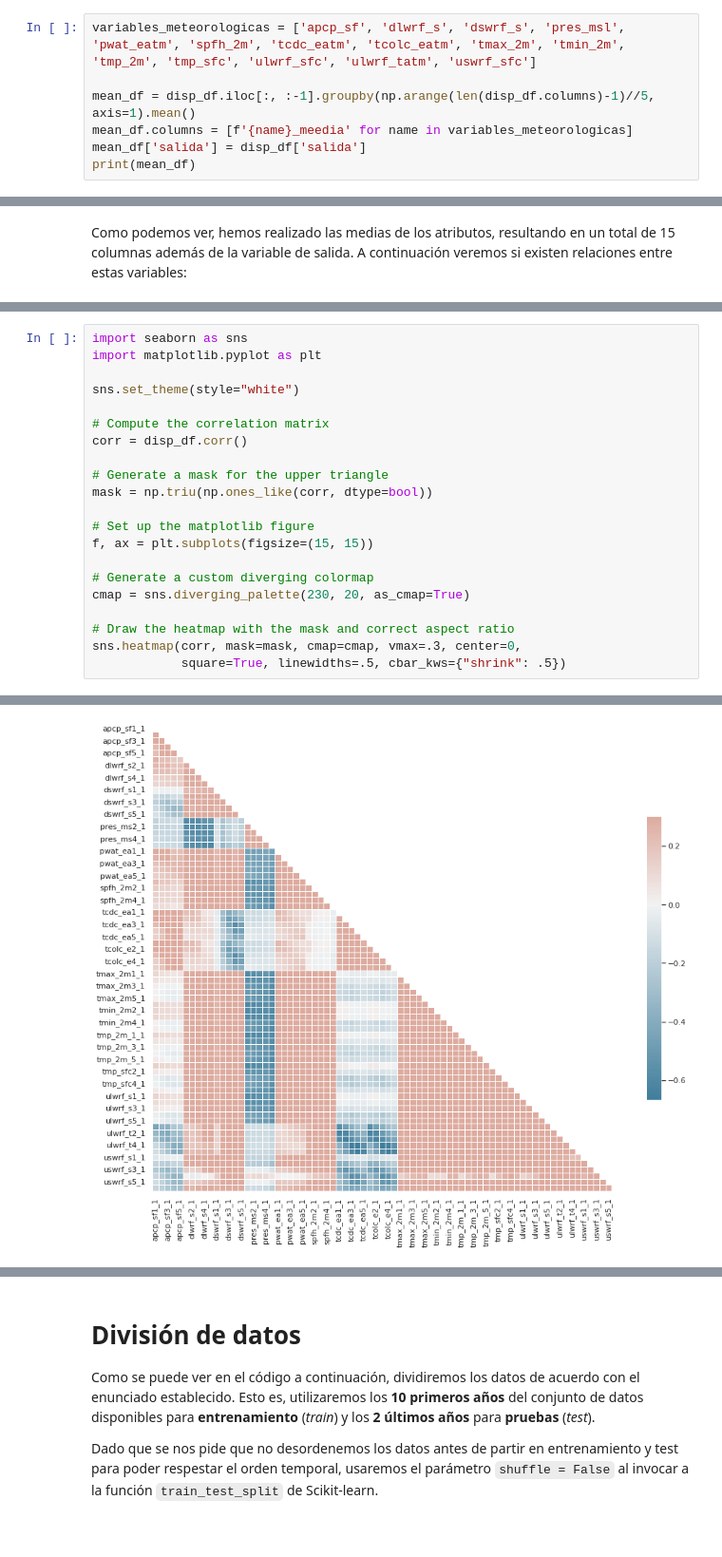
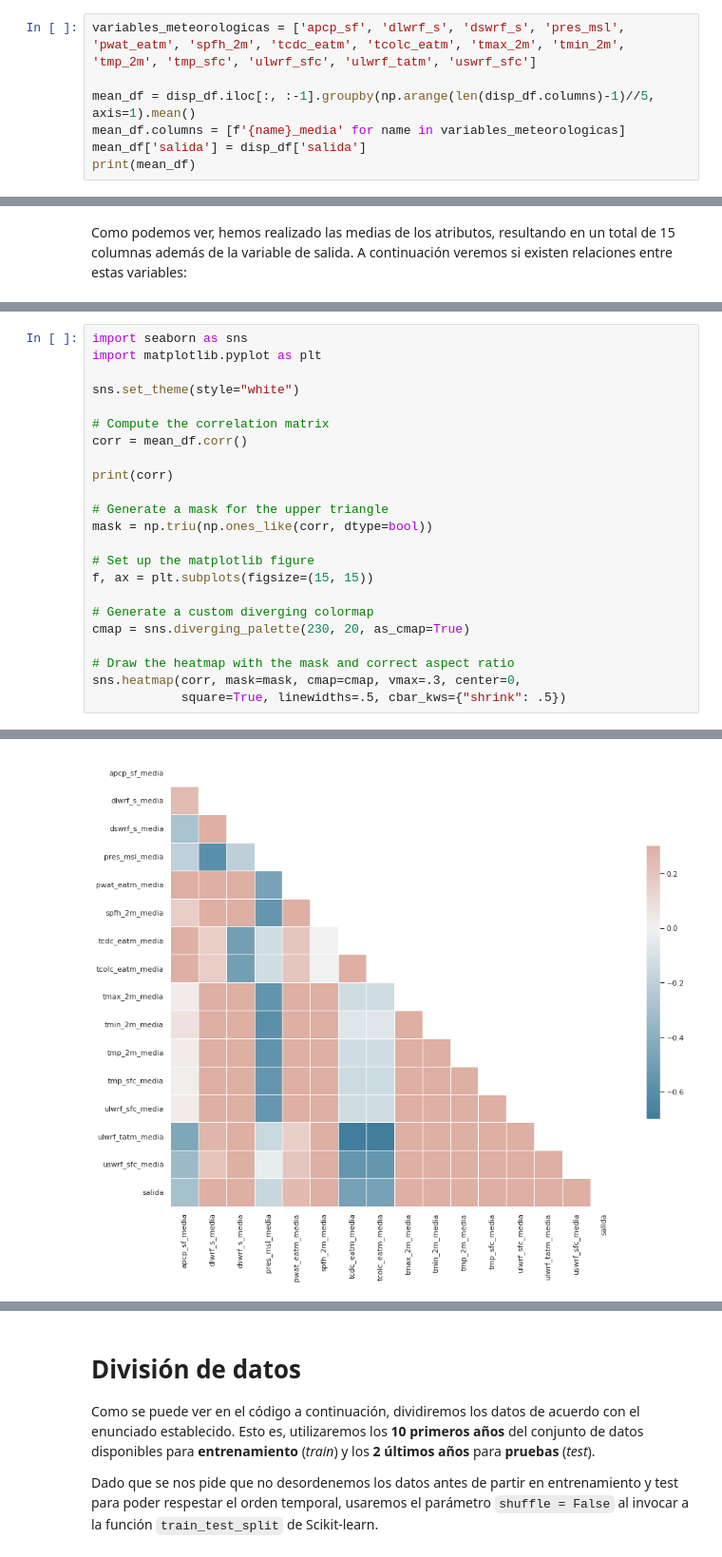
Before and after one commit to RaulMLA/Solar-Energy-Production-Prediction, a Jupyter notebook: AA_P1_Cuaderno_1.ipynb, the cells around one changed output, grey strips where cells are left out. Shown at 95% size. Cells and saved outputs as stored; diff of their text form.

```diff
--- a/AA_P1_Cuaderno_1.ipynb
+++ b/AA_P1_Cuaderno_1.ipynb
@@ -182,7 +182,7 @@ Por tanto, lo que haremos será calcular las medias de los atributos y hacer una
 variables_meteorologicas = ['apcp_sf', 'dlwrf_s', 'dswrf_s', 'pres_msl', 'pwat_eatm', 'spfh_2m', 'tcdc_eatm', 'tcolc_eatm', 'tmax_2m', 'tmin_2m', 'tmp_2m', 'tmp_sfc', 'ulwrf_sfc', 'ulwrf_tatm', 'uswrf_sfc']
 
 mean_df = disp_df.iloc[:, :-1].groupby(np.arange(len(disp_df.columns)-1)//5, axis=1).mean()
-mean_df.columns = [f'{name}_meedia' for name in variables_meteorologicas]
+mean_df.columns = [f'{name}_media' for name in variables_meteorologicas]
 mean_df['salida'] = disp_df['salida']
 print(mean_df)
 # %% [output]
@@ -239,7 +227,9 @@ import matplotlib.pyplot as plt
 sns.set_theme(style="white")
 
 # Compute the correlation matrix
-corr = disp_df.corr()
+corr = mean_df.corr()
+
+print(corr)
 
 # Generate a mask for the upper triangle
 mask = np.triu(np.ones_like(corr, dtype=bool))
@@ -258 +265 @@ sns.heatmap(corr, mask=mask, cmap=cmap, vmax=.3, center=0,
-[figure, old version]
+[figure, new version]
```
Also changed, not shown: parts of 11 cells of this notebook.
